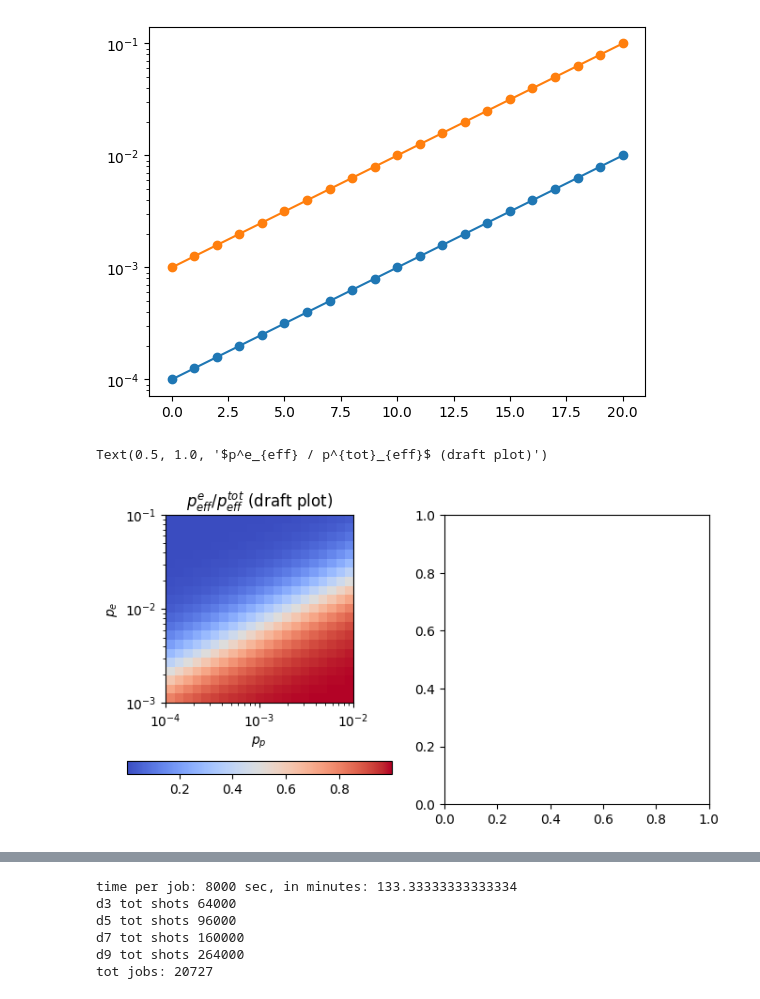
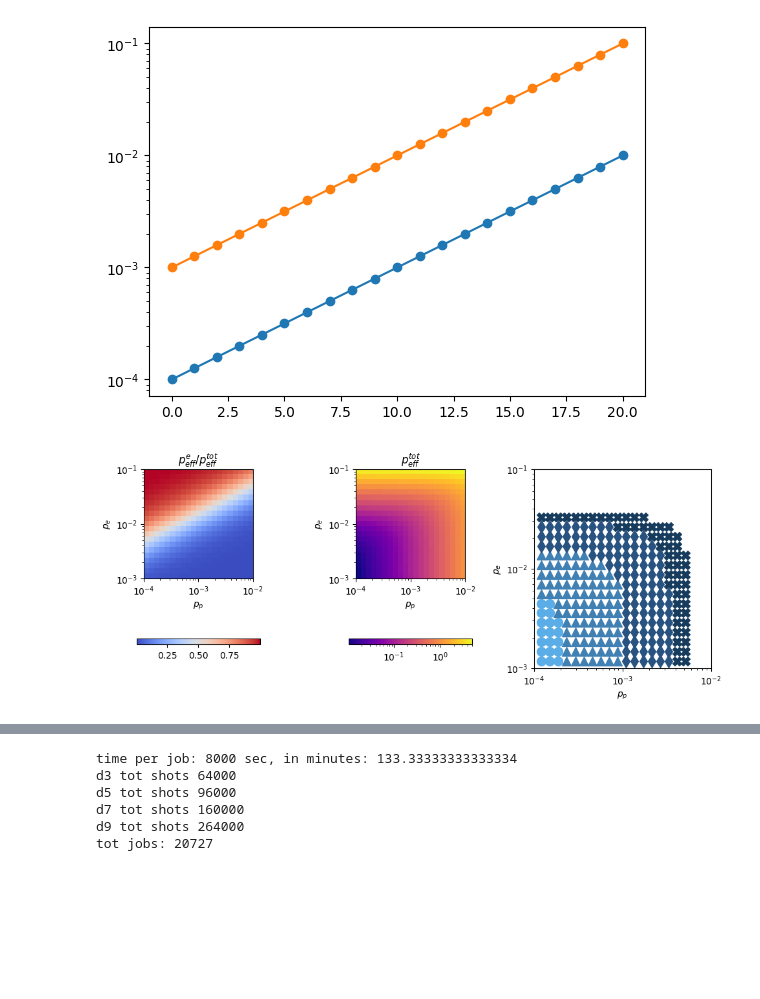
Before and after one commit to JiakaiW/surface_simulation_test, a Jupyter notebook: pack_and_analysis_new.ipynb, the cells around one changed output, grey strips where cells are left out. Drawn from its saved outputs; the diff is of its cells as text; code cells hidden in the pictures; blank space fills up the shorter version.

```diff
--- a/pack_and_analysis_new.ipynb
+++ b/pack_and_analysis_new.ipynb
@@ -69,32 +69,65 @@ p_e_array: [0.001      0.00125893 0.00158489 0.00199526 0.00251189 0.00316228
 num combinations 441, num jobs (for all distances) per combination with 1e4 jobs tot cap: 22
 [figure]
 # %%
+cbar_pad = 0.3
+cbar_shrink = 0.7
 X, Y = np.meshgrid(p_p_list, p_e_list)
+int_x_list = np.arange(len(p_p_list))
+int_y_list = np.arange(len(p_e_list))
+int_X, int_Y = np.meshgrid(int_x_list, int_y_list)
 X_eff = (X/0.01)**1
 Y_eff = (Y/0.05)**2
+
+def format_ax(ax):
+    ax.set_xticks(np.arange(len(p_p_list)))
+    ax.set_yticks(np.arange(len(p_e_list)))
+    ax.tick_params(axis='both', which='both', bottom=False, top=False, left=False, right=False, labelbottom=False, labelleft=False)
+    pos = ax.get_position()
+    ax_twin = fig.add_axes(pos, frameon=False)
+    ax_twin.set_xlim(1e-4, 1e-2)
+    ax_twin.set_ylim(1e-3, 1e-1)
+    ax_twin.set_xscale('log')
+    ax_twin.set_yscale('log')
+    ax_twin.set_xlabel(r'$p_p$')
+    ax_twin.set_ylabel(r'$p_e$')
+
+fig,axes = plt.subplots(1,3,figsize=(12,4))
+
+ax = axes[0]
 data = Y_eff / (Y_eff + X_eff)
+norm = TwoSlopeNorm(vmin=data.min(), vcenter=0.5, vmax=data.max())
+cax = ax.imshow(data, origin='lower', cmap='coolwarm', norm=norm)
+fig.colorbar(cax, ax=ax,orientation='horizontal',pad=cbar_pad, shrink=cbar_shrink)
+format_ax(ax)
+# ax.invert_xaxis()
+# ax.invert_yaxis()
+ax.set_title(r'$p^e_{eff} / p^{tot}_{eff}$')
 
 
-fig,axes = plt.subplots(1,2,figsize=(8,4))
-norm = TwoSlopeNorm(vmin=data.min(), vcenter=0.5, vmax=data.max())
-ax = axes[0]
-cax = ax.imshow(data, origin='lower', cmap='coolwarm', norm=norm)
-fig.colorbar(cax, ax=ax,orientation='horizontal',pad=0.2)
+ax = axes[1]
+data = Y_eff + X_eff
+cax = ax.imshow(data, origin='lower', cmap='plasma', norm=LogNorm())
+fig.colorbar(cax, ax=ax,orientation='horizontal',pad=cbar_pad, shrink=cbar_shrink)
+format_ax(ax)
+# ax.invert_xaxis()
+# ax.invert_yaxis()
+ax.set_title(r'$ p^{tot}_{eff}$')
 
-ax.set_xticks(np.arange(len(p_p_list)))
-ax.set_yticks(np.arange(len(p_e_list)))
-ax.tick_params(axis='both', which='both', bottom=False, top=False, left=False, right=False, labelbottom=False, labelleft=False)
-pos = ax.get_position()
-ax_twin = fig.add_axes(pos, frameon=False)
-ax_twin.set_xlim(1e-4, 1e-2)
-ax_twin.set_ylim(1e-3, 1e-1)
-ax_twin.set_xscale('log')
-ax_twin.set_yscale('log')
-ax_twin.set_xlabel(r'$p_p$')
-ax_twin.set_ylabel(r'$p_e$')
-ax.invert_xaxis()
-ax.invert_yaxis()
-ax.set_title(r'$p^e_{eff} / p^{tot}_{eff}$ (draft plot)')
+ax = axes[2]
+p_eff = Y_eff + X_eff
+d_arr = np.arange(0,300)
+p_log = np.zeros(shape=(*d_arr.shape, *p_eff.shape))
+for i,d in enumerate(d_arr):
+    p_log[i] = p_eff**((d+1)/2)
+d_list = [13,23,49,100]
+level = 1e-12
+drawn_mask = np.zeros_like(p_eff, dtype=bool)
+for d, color,marker in zip(d_list,
+                    [(0.353, 0.678, 0.901),(0.255, 0.502, 0.701),(0.157, 0.322, 0.502),(0.086, 0.231, 0.365),(0.063, 0.184, 0.325),(0.039, 0.137, 0.286)],
+                    ['o','^',"d","X",'d']):
+    current_mask = np.array(p_log[d] <= level, dtype=bool) & ~drawn_mask
+    drawn_mask = drawn_mask | current_mask
+    ax.scatter(int_X[current_mask], int_Y[current_mask], marker=marker, color=color, s=100, label=f'd{d}',alpha=1)
+format_ax(ax)
 # %% [output]
-Text(0.5, 1.0, '$p^e_{eff} / p^{tot}_{eff}$ (draft plot)')
-[figure, old version]
+[figure, new version]
```
Also changed, not shown: parts of 1 cell of this notebook.
